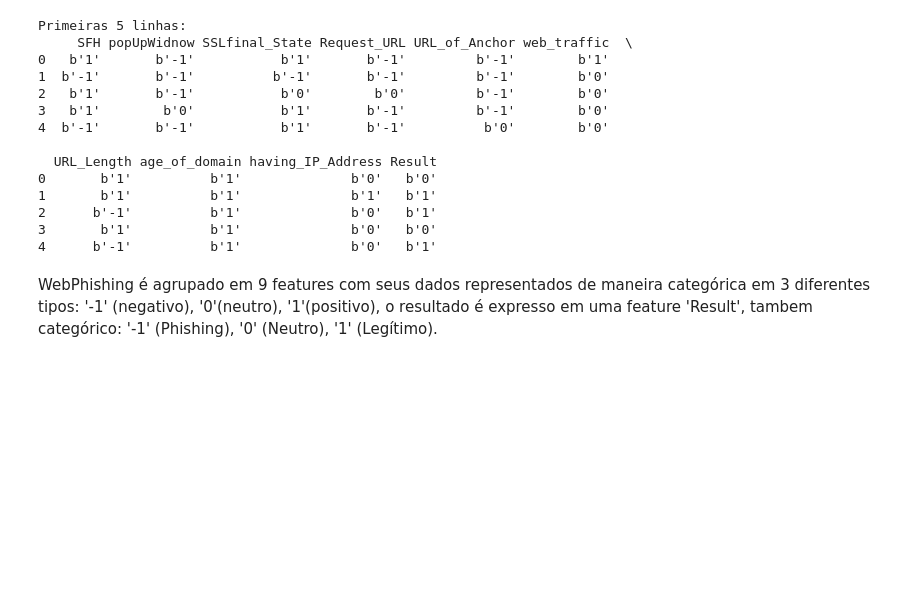
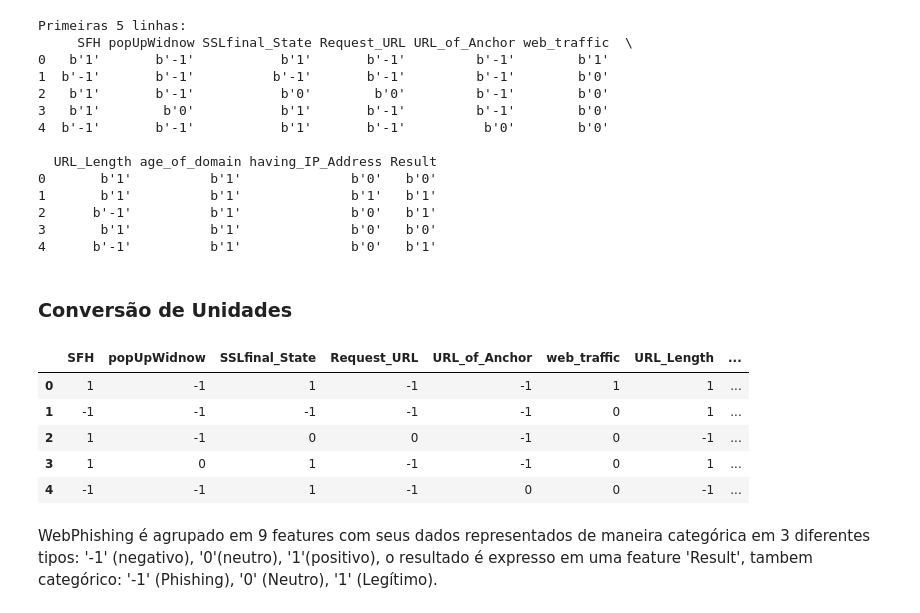
Before and after one commit to Jotape003/Trabalho-ML, a Jupyter notebook: phishingData.ipynb, the cells around one changed output. Cells and saved outputs as stored; diff of their text form; code cells hidden in the pictures; blank space fills up the shorter version.

```diff
--- a/phishingData.ipynb
+++ b/phishingData.ipynb
@@ -90,6 +99,21 @@ Primeiras 5 linhas:
 2      b'-1'          b'1'              b'0'   b'1'
 3       b'1'          b'1'              b'0'   b'0'
 4      b'-1'          b'1'              b'0'   b'1'
+# %% [markdown]
+### Conversão de Unidades
+# %%
+# Converter as colunas de bytes para inteiros
+for coluna in df.columns:
+    df[coluna] = df[coluna].str.decode('utf-8').astype(int)
+
+df.head()
+# %% [output]
+|  | SFH | popUpWidnow | SSLfinal_State | Request_URL | URL_of_Anchor | web_traffic | URL_Length | ... |
+| 0 | 1 | -1 | 1 | -1 | -1 | 1 | 1 | ... |
+| 1 | -1 | -1 | -1 | -1 | -1 | 0 | 1 | ... |
+| 2 | 1 | -1 | 0 | 0 | -1 | 0 | -1 | ... |
+| 3 | 1 | 0 | 1 | -1 | -1 | 0 | 1 | ... |
+| 4 | -1 | -1 | 1 | -1 | 0 | 0 | -1 | ... |
 # %% [markdown]
 WebPhishing é agrupado em 9 features com seus dados representados de maneira categórica em 3 diferentes tipos: '-1' (negativo), '0'(neutro), '1'(positivo), o resultado é expresso em uma feature 'Result', tambem categórico: '-1' (Phishing), '0' (Neutro), '1' (Legítimo).
 # %%
```
Also changed, not shown: parts of 13 cells of this notebook, 2 other files.
